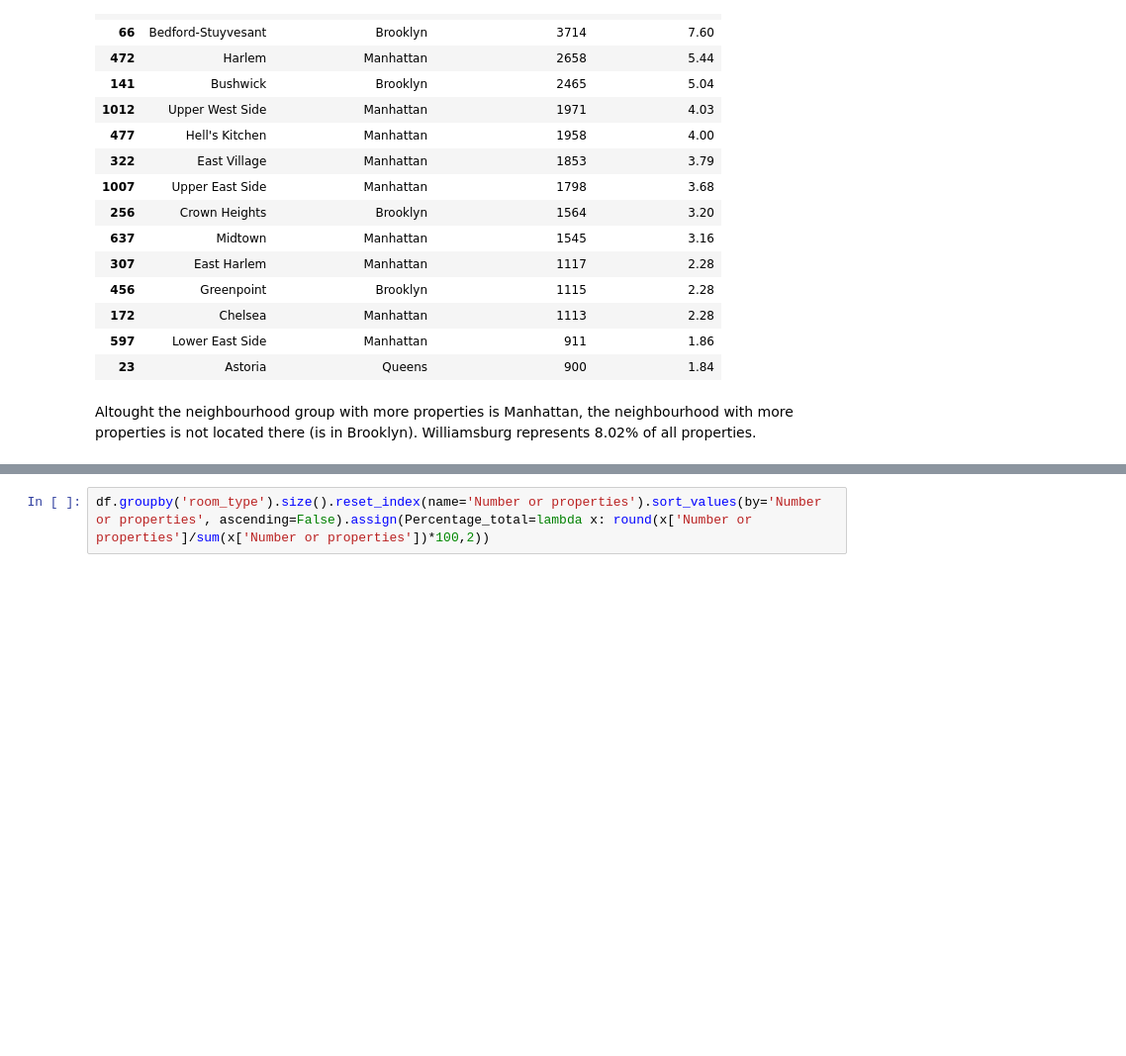
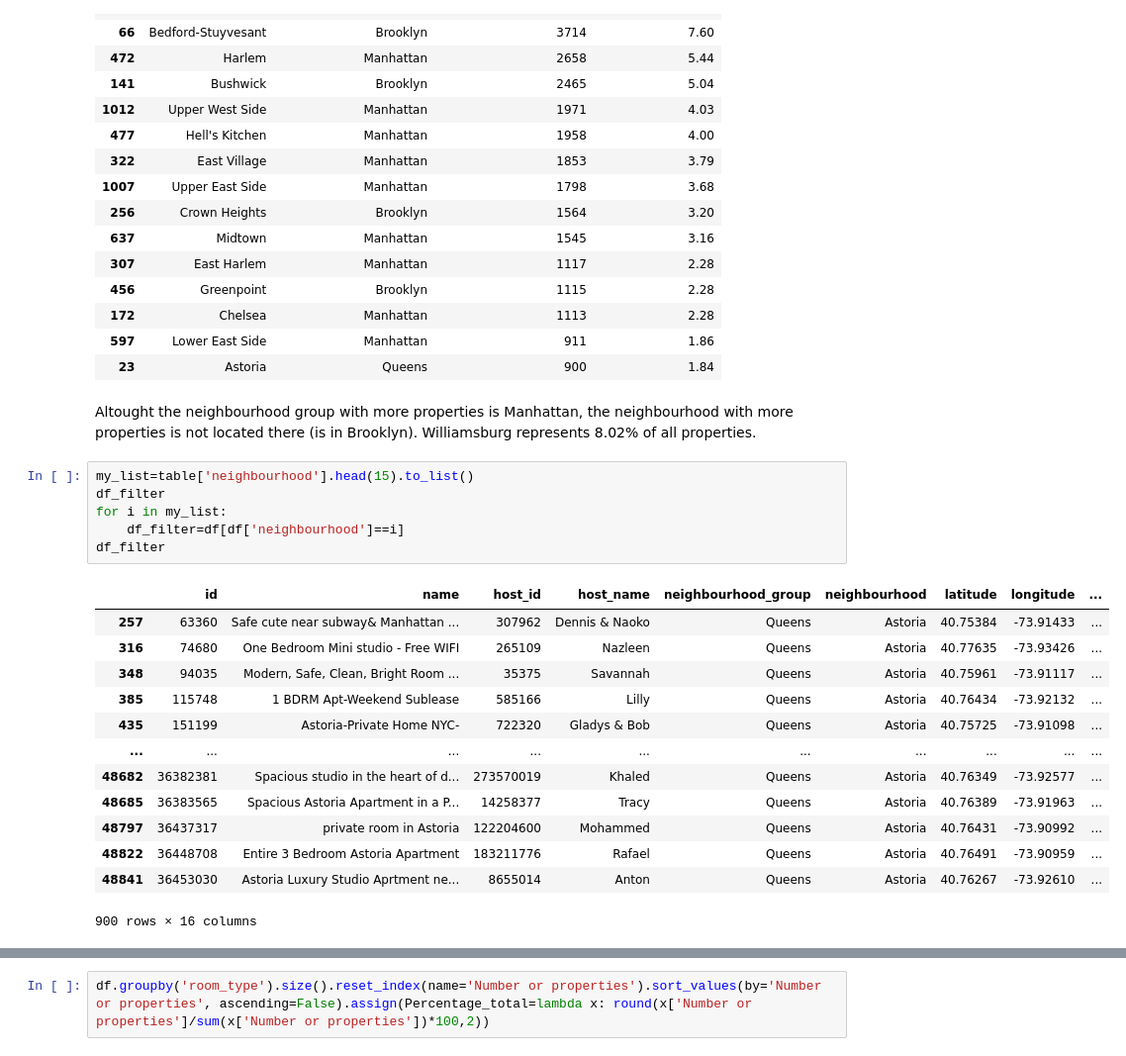
Before and after one commit to camidelgado/machine-learning-python-template, a Jupyter notebook: src/explore.ipynb, the cells around one changed output, grey strips where cells are left out. Shown: that part at 99% size. Drawn from its saved outputs; the diff is of its cells as text; blank space fills up the shorter version.

```diff
--- a/src/explore.ipynb
+++ b/src/explore.ipynb
@@ -200,5 +200,25 @@ table.head(15)
 | 23 | Astoria | Queens | 900 | 1.84 |
 # %% [markdown]
 Altought the neighbourhood group with more properties is Manhattan, the neighbourhood with more properties is not located there (is in Brooklyn). Williamsburg represents 8.02% of all properties.
+# %%
+my_list=table['neighbourhood'].head(15).to_list()
+df_filter
+for i in my_list:
+    df_filter=df[df['neighbourhood']==i]
+df_filter
+# %% [output]
+|  | id | name | host_id | host_name | neighbourhood_group | neighbourhood | latitude | longitude | ... |
+| 257 | 63360 | Safe cute near subway& Manhattan ... | 307962 | Dennis & Naoko | Queens | Astoria | 40.75384 | -73.91433 | ... |
+| 316 | 74680 | One Bedroom Mini studio - Free WIFI | 265109 | Nazleen | Queens | Astoria | 40.77635 | -73.93426 | ... |
+| 348 | 94035 | Modern, Safe, Clean, Bright Room ... | 35375 | Savannah | Queens | Astoria | 40.75961 | -73.91117 | ... |
+| 385 | 115748 | 1 BDRM Apt-Weekend Sublease | 585166 | Lilly | Queens | Astoria | 40.76434 | -73.92132 | ... |
+| 435 | 151199 | Astoria-Private Home NYC- | 722320 | Gladys & Bob | Queens | Astoria | 40.75725 | -73.91098 | ... |
+| ... | ... | ... | ... | ... | ... | ... | ... | ... | ... |
+| 48682 | 36382381 | Spacious studio in the heart of d... | 273570019 | Khaled | Queens | Astoria | 40.76349 | -73.92577 | ... |
+| 48685 | 36383565 | Spacious Astoria Apartment in a P... | 14258377 | Tracy | Queens | Astoria | 40.76389 | -73.91963 | ... |
+| 48797 | 36437317 | private room in Astoria | 122204600 | Mohammed | Queens | Astoria | 40.76431 | -73.90992 | ... |
+| 48822 | 36448708 | Entire 3 Bedroom Astoria Apartment | 183211776 | Rafael | Queens | Astoria | 40.76491 | -73.90959 | ... |
+| 48841 | 36453030 | Astoria Luxury Studio Aprtment ne... | 8655014 | Anton | Queens | Astoria | 40.76267 | -73.92610 | ... |
+900 rows × 16 columns
 # %%
 plt.figure(figsize=(10,10))
```
Also changed, not shown: parts of 14 cells of this notebook.
